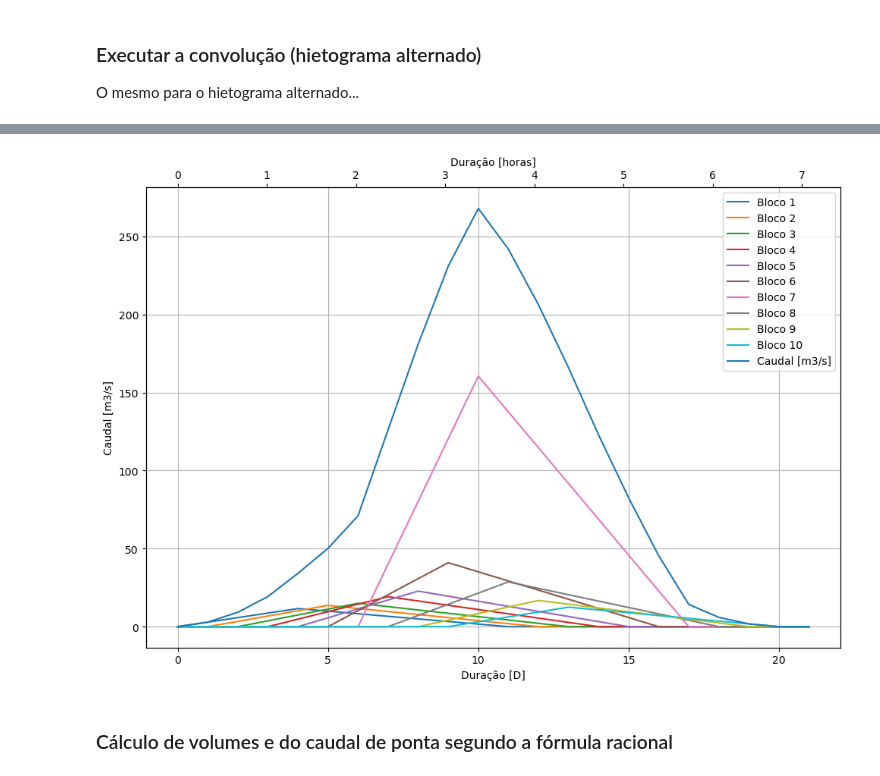
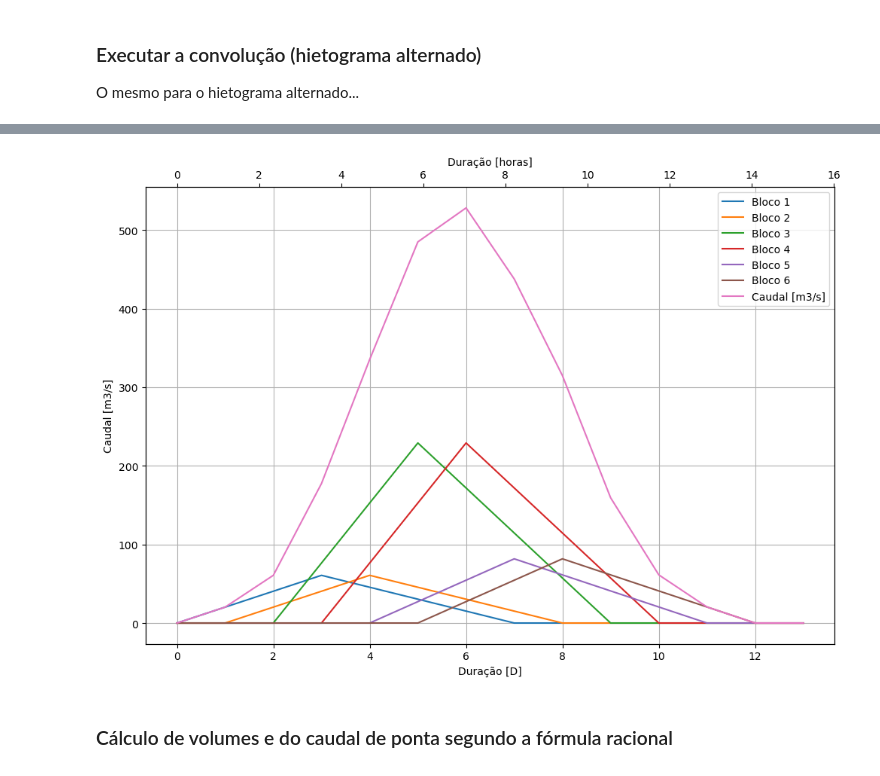
Before and after one commit to JosePedroMatos/HRH, a Jupyter notebook: P5_pt.ipynb, the cells around one changed output, grey strips where cells are left out. Cells and saved outputs as stored; diff of their text form; code cells hidden in the pictures.

```diff
--- a/P5_pt.ipynb
+++ b/P5_pt.ipynb
@@ -73,6 +73,7 @@ tcs['Giandotti'] = (4*area**0.5+1.5*comprimento)/(0.8*altura_media**0.5)
 tcs['Temez'] = 0.3*(comprimento/(declive_medio**0.25))**0.76
 tcs['NERC'] = 2.8*(comprimento/(declive_10_85)**0.5)**0.47
 tcs['Kirpich'] = 0.95*(comprimento**1.155/diferenca_cotas**0.385)
+tcs['VenTeChow'] = 0.16*(comprimento**0.64/declive_medio**0.32)
 
 tcs = pd.DataFrame(data=tcs, index=['tc [hr]']).transpose() # armazenar os dados numa tabela
 tc = tcs.mean().values[0] # .values[0] é um comando interno para retirar um valor "simples" da tabela
@@ -105,6 +107,12 @@ hud_1mm = pd.DataFrame({'tempo [hr]': x_hud,
              })
 hud_1mm.index.name = 'D'
 hud_1mm.loc[:, 'rank'] = hud_1mm.loc[:, 'u [m3/s]'].rank(ascending=False).astype(int)
+
+i_blocos = np.arange(1/numero_blocos/d-1, 1/d+1, 1/numero_blocos/d)
+rank_blocos = hud_1mm.loc[i_blocos, 'u [m3/s]'].rank(ascending=False).astype(int)
+
+hud_1mm.loc[:, 'rank_blocos'] = np.nan
+hud_1mm.loc[i_blocos, 'rank_blocos'] = rank_blocos
 
 fig = plt.figure(figsize=(15*cm, 6*cm))
 gs = fig.add_gridspec(nrows=1, ncols=2)
@@ -219,7 +223,7 @@ x_alternado = np.linspace(0, tc, numero_blocos+1)
 p_alternado = a*(x_alternado*60)**n
 
 p_diferencas = np.diff(p_alternado)
-i_h_alternado = hud_1mm.loc[:, 'rank'].iloc[1:-1][::-1]-1
+i_h_alternado = hud_1mm.loc[:, 'rank_blocos'].dropna().astype(int).values-1
 p_h_alternado = p_diferencas[i_h_alternado]
 
 
@@ -336,7 +326,7 @@ Já temos toda a informação necessária para calcular a hidrograma de cheia pa
 p_tmp = p_efectiva.loc[:, ['Blocos uniformes [mm]']].copy()
 p_tmp.index = p_tmp.index.get_level_values(1)
 p_tmp = p_tmp.reindex(np.int32(np.arange(1, 1/d+1)))
-p_tmp = p_tmp.bfill()
+p_tmp = p_tmp.bfill() * d * numero_blocos
 
 # Calcular a convolução
 hud_1mm = hud_1mm.reindex(np.int32(np.arange(0, hud[-1][0] + 1/d + 1)))
@@ -392,7 +380,7 @@ O mesmo para o hietograma alternado...
 p_tmp = p_efectiva.loc[:, ['Blocos alternados [mm]']].copy()
 p_tmp.index = p_tmp.index.get_level_values(1)
 p_tmp = p_tmp.reindex(np.int32(np.arange(1, 1/d+1)))
-p_tmp = p_tmp.bfill()
+p_tmp = p_tmp.bfill() * d * numero_blocos
 
 # Calcular a convolução
 hud_1mm = hud_1mm.reindex(np.int32(np.arange(0, hud[-1][0] + 1/d + 1)))
@@ -439,4 +425,4 @@ hidrogramas_alt
-[figure, old version]
+[figure, new version]
 # %% [markdown]
 ### Cálculo de volumes e do caudal de ponta segundo a fórmula racional
 # %%
```
Also changed, not shown: parts of 12 cells of this notebook.
